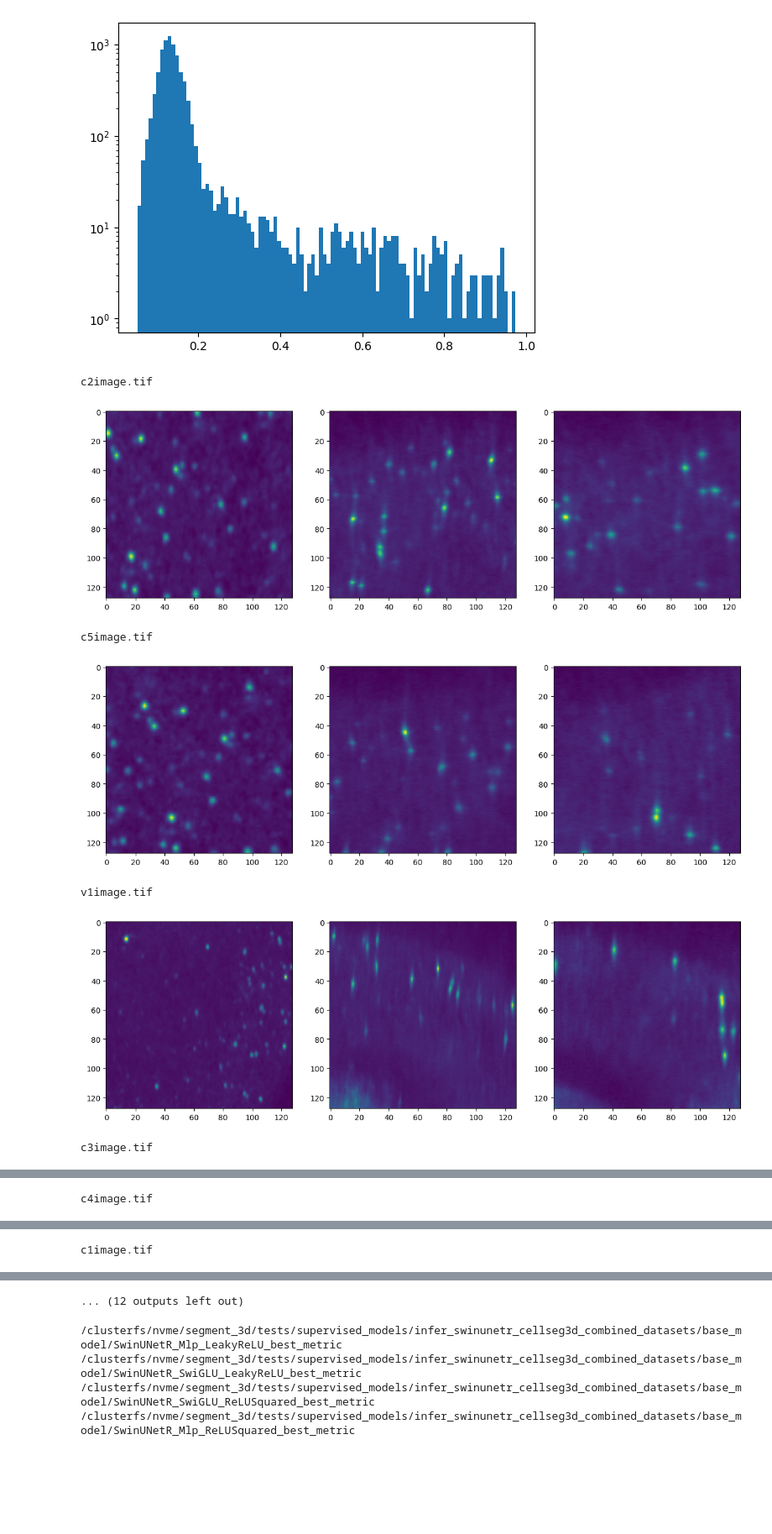
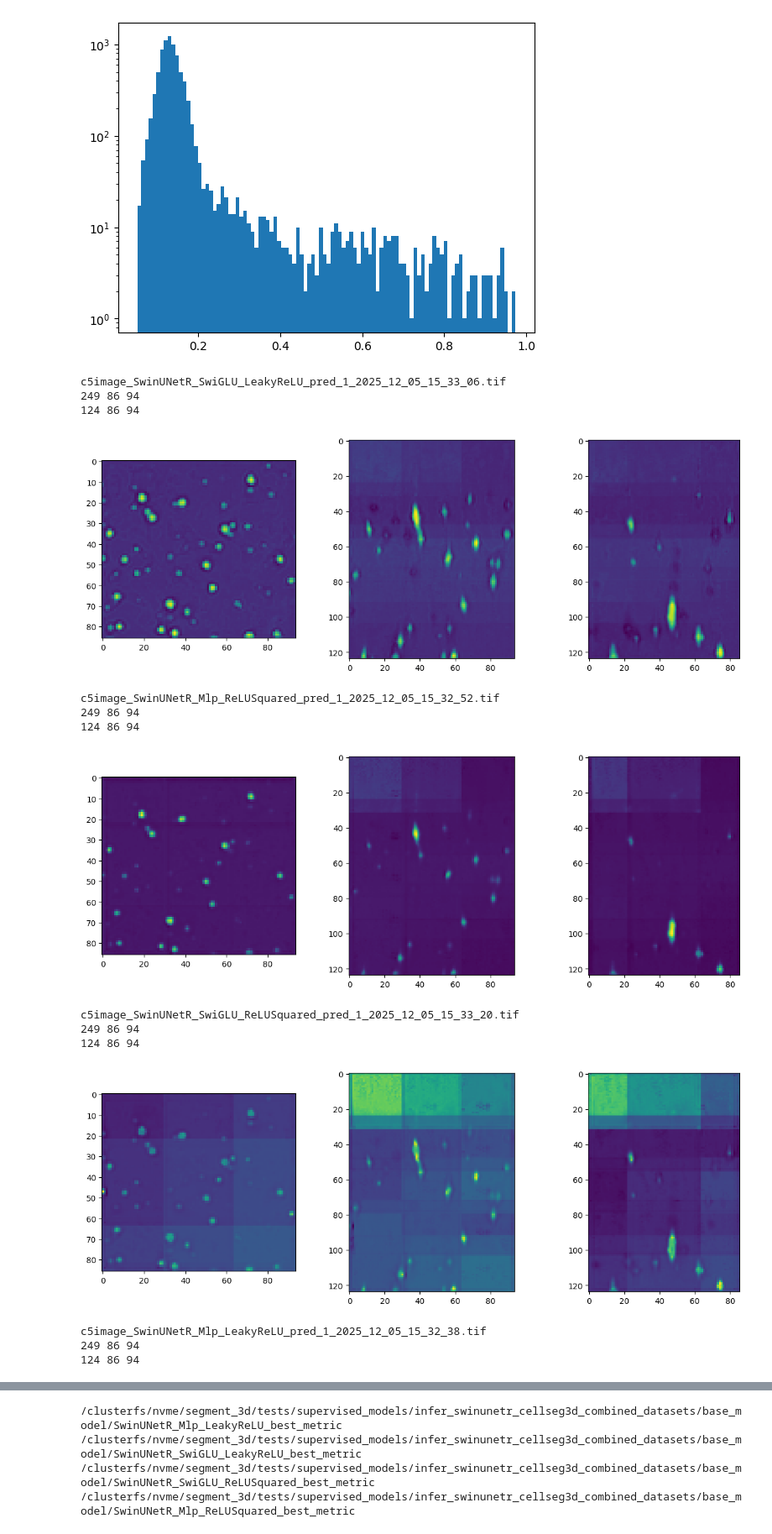
Before and after one commit to Panzax/segmentation_case_study, a Jupyter notebook: notebooks/inference_tests.ipynb, the cells around one changed output, grey strips where cells are left out. Shown at 84% size. Drawn from its saved outputs; the diff is of its cells as text; code cells hidden in the pictures; blank space fills up the shorter version.

```diff
--- a/notebooks/inference_tests.ipynb
+++ b/notebooks/inference_tests.ipynb
@@ -306,34 +306,54 @@ plt.show()
 # %%
 from tifffile import imread
 from pathlib import Path
 from skimage.transform import resize
 import matplotlib.pyplot as plt
 
 root_dir = Path("/clusterfs/nvme/segment_3d/tests/supervised_models/infer_swinunetr_cellseg3d_combined_datasets/base_model")
 root_dir = Path("/clusterfs/nvme/segment_3d/tests/datasets/CellSeg3D_combined_datasets/val")
 root_dir = Path("/clusterfs/nvme/segment_3d/tests/datasets/CellSeg3D_mesoSPIM/prepared_32bit")
+root_dir = Path("/clusterfs/nvme/segment_3d/tests/supervised_models/infer_swinunetr_cellseg3d_mesoSPIM/base_model")
+
+downsample_factor = (0.5, 1, 1)
 
 for checkpoint_dir in root_dir.iterdir():
     if not checkpoint_dir.is_dir():
         continue
     for tiff_file in checkpoint_dir.glob("*.tif"):
         print(tiff_file.name)
         tiff_data = imread(tiff_file)
-        tiff_data = resize(tiff_data, (128, 128, 128), order=1, preserve_range=True)
 
         # Convert to numpy
         Z, Y, X = tiff_data.shape
+        print(Z, Y, X)
+        Z = int(Z*downsample_factor[0])
+        Y = int(Y*downsample_factor[1])
+        X = int(X*downsample_factor[2])
+        print(Z, Y, X)
+
+
+        # Resize
+        tiff_data = resize(tiff_data, (Z, Y, X), order=1, preserve_range=True)
+
         # Orhoslice subplots
         fig, axes = plt.subplots(1, 3, figsize=(15, 5))
         axes[0].imshow(tiff_data[Z//2, :, :])
         axes[1].imshow(tiff_data[:, Y//2, :])
         axes[2].imshow(tiff_data[:, :, X//2])
         plt.show()
 # %% [output]
-c2image.tif
+c5image_SwinUNetR_SwiGLU_LeakyReLU_pred_1_2025_12_05_15_33_06.tif
+249 86 94
+124 86 94
-[figure, old version]
+[figure, new version]
-c5image.tif
+c5image_SwinUNetR_Mlp_ReLUSquared_pred_1_2025_12_05_15_32_52.tif
+249 86 94
+124 86 94
-[figure, old version]
+[figure, new version]
-v1image.tif
+c5image_SwinUNetR_SwiGLU_ReLUSquared_pred_1_2025_12_05_15_33_20.tif
+249 86 94
+124 86 94
-[figure, old version]
+[figure, new version]
-c3image.tif
+c5image_SwinUNetR_Mlp_LeakyReLU_pred_1_2025_12_05_15_32_38.tif
+249 86 94
+124 86 94
@@ -341 +360,0 @@ c3image.tif
-c4image.tif
@@ -343 +360,0 @@ c4image.tif
-c1image.tif
@@ -345,4 +361,3 @@ c1image.tif
-... (12 outputs left out)
 # %%
 root_dir = Path("/clusterfs/nvme/segment_3d/tests/supervised_models/infer_swinunetr_cellseg3d_combined_datasets/base_model")
 
```
Also changed, not shown: parts of 27 cells of this notebook, 11 other files.
